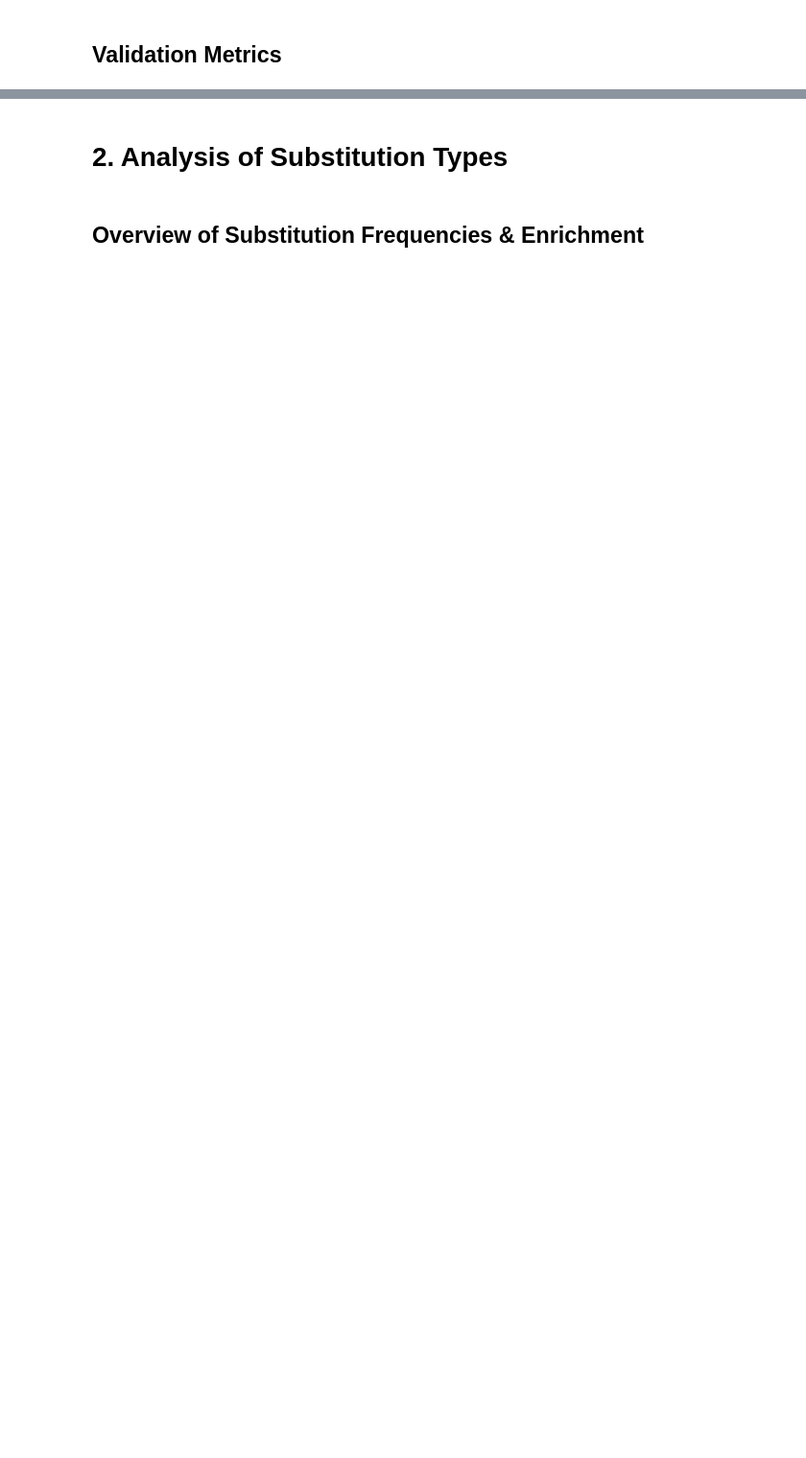
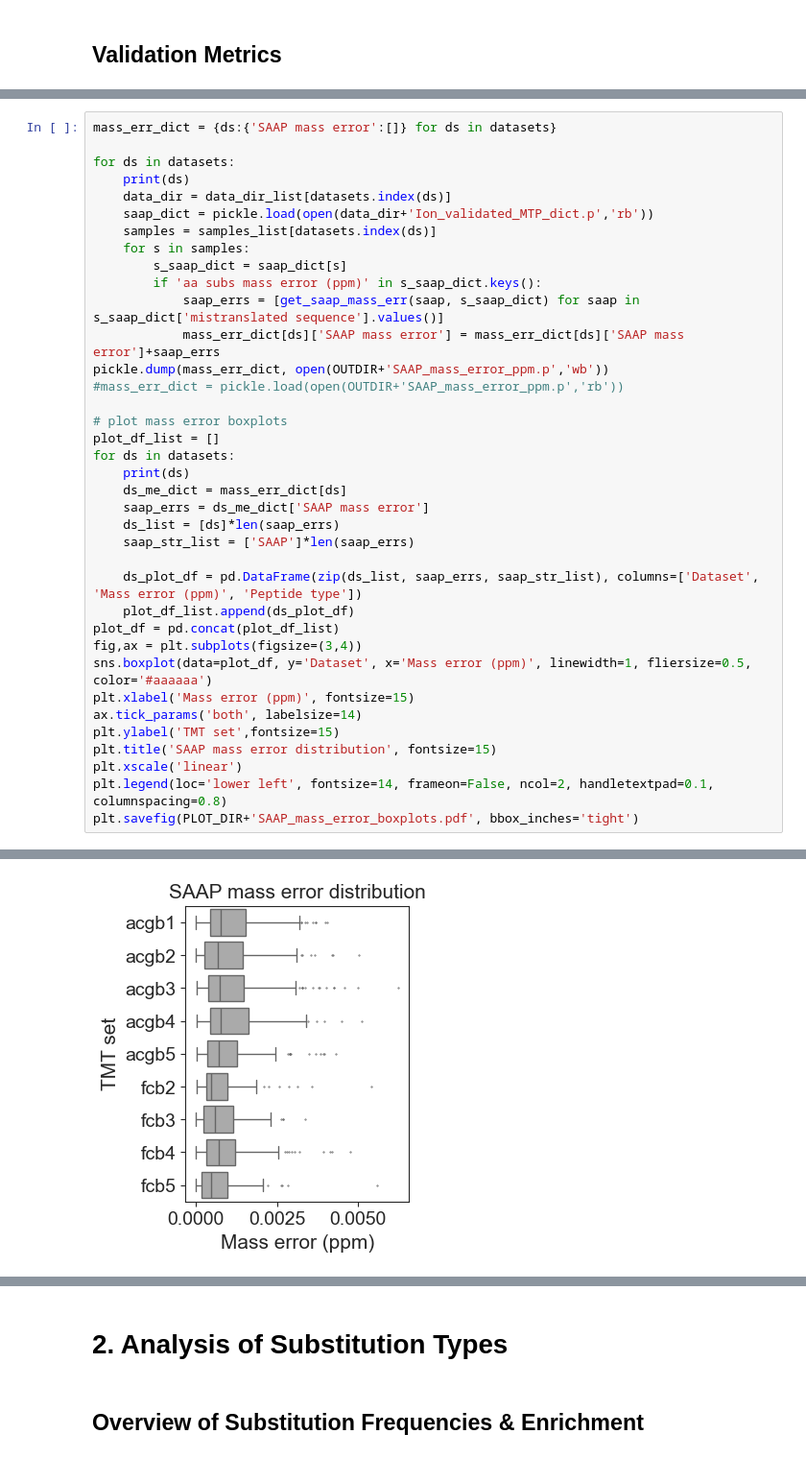
Before and after one commit to alexmaropakis/BrainDecode, a Jupyter notebook: Scripts/Analysis scripts/Alex_Analysis_Ping_Pipeline.ipynb, the cells around one changed output, grey strips where cells are left out. Shown at 96% size. Drawn from its saved outputs; the diff is of its cells as text; blank space fills up the shorter version.

```diff
--- a/Scripts/Analysis scripts/Alex_Analysis_Ping_Pipeline.ipynb
+++ b/Scripts/Analysis scripts/Alex_Analysis_Ping_Pipeline.ipynb
@@ -1228,0 +1523,38 @@ plt.savefig(PLOT_DIR+'RAASgroup_Nfrags_hist.pdf', bbox_inches='tight')
+# %%
+mass_err_dict = {ds:{'SAAP mass error':[]} for ds in datasets}
+
+for ds in datasets:
+    print(ds)
+    data_dir = data_dir_list[datasets.index(ds)]
+    saap_dict = pickle.load(open(data_dir+'Ion_validated_MTP_dict.p','rb'))
+    samples = samples_list[datasets.index(ds)]
+    for s in samples:
+        s_saap_dict = saap_dict[s]
+        if 'aa subs mass error (ppm)' in s_saap_dict.keys():
+            saap_errs = [get_saap_mass_err(saap, s_saap_dict) for saap in s_saap_dict['mistranslated sequence'].values()]
+            mass_err_dict[ds]['SAAP mass error'] = mass_err_dict[ds]['SAAP mass error']+saap_errs
+pickle.dump(mass_err_dict, open(OUTDIR+'SAAP_mass_error_ppm.p','wb'))
+#mass_err_dict = pickle.load(open(OUTDIR+'SAAP_mass_error_ppm.p','rb'))
+
+# plot mass error boxplots
+plot_df_list = []
+for ds in datasets:
+    print(ds)
+    ds_me_dict = mass_err_dict[ds]
+    saap_errs = ds_me_dict['SAAP mass error']
+    ds_list = [ds]*len(saap_errs)
+    saap_str_list = ['SAAP']*len(saap_errs)
+
+    ds_plot_df = pd.DataFrame(zip(ds_list, saap_errs, saap_str_list), columns=['Dataset', 'Mass error (ppm)', 'Peptide type'])
+    plot_df_list.append(ds_plot_df)
+plot_df = pd.concat(plot_df_list)
+fig,ax = plt.subplots(figsize=(3,4))
+sns.boxplot(data=plot_df, y='Dataset', x='Mass error (ppm)', linewidth=1, fliersize=0.5, color='#aaaaaa')
+plt.xlabel('Mass error (ppm)', fontsize=15)
+ax.tick_params('both', labelsize=14)
+plt.ylabel('TMT set',fontsize=15)
+plt.title('SAAP mass error distribution', fontsize=15)
+plt.xscale('linear')
+plt.legend(loc='lower left', fontsize=14, frameon=False, ncol=2, handletextpad=0.1, columnspacing=0.8)
+plt.savefig(PLOT_DIR+'SAAP_mass_error_boxplots.pdf', bbox_inches='tight')
+# %% [output]
@@ -1229 +1579,2 @@ plt.savefig(PLOT_DIR+'RAASgroup_Nfrags_hist.pdf', bbox_inches='tight')
+[figure, added]
 # %%
```
Also changed, not shown: parts of 50 cells of this notebook, 17 other files.
